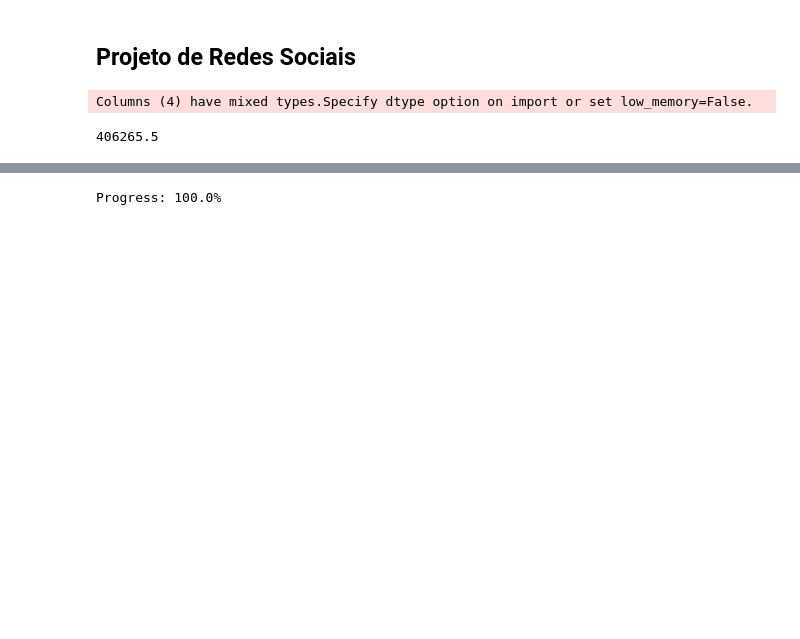
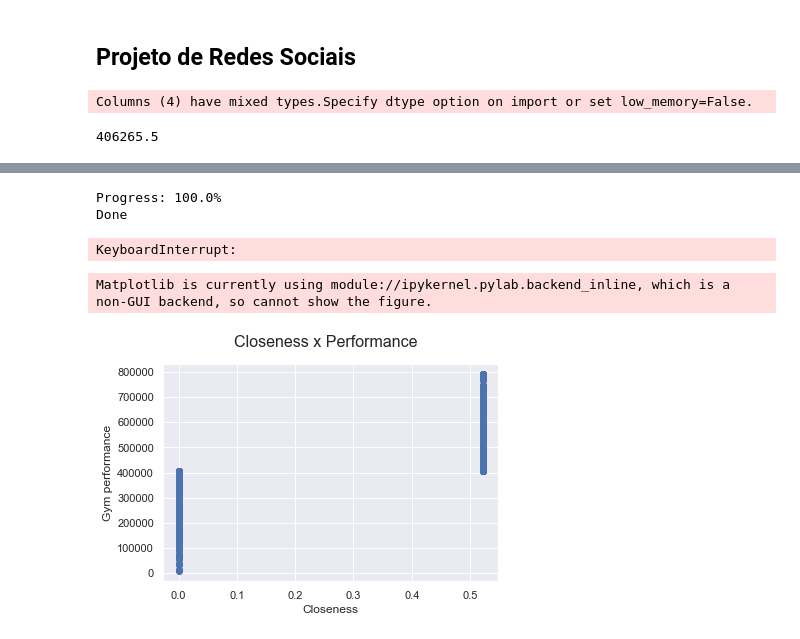
Before and after one commit to chends888/ProjRedes2020_2, a Jupyter notebook: Projeto_Redes.ipynb, the cells around one changed output, grey strips where cells are left out. Saved outputs shown, nothing was run; the diff lists cells and outputs as text; code cells hidden in the pictures; blank space fills up the shorter version.

Commit message:
Progresso nas análises

```diff
--- a/Projeto_Redes.ipynb
+++ b/Projeto_Redes.ipynb
@@ -41,3 +41,11 @@ else:
 print(median)
 # %% [output]
 406265.5
+# %%
+gyms_list = list(gyms.items())
+print(len(gyms_list))
+
+for _ in range(int(len(gyms_list) / 1.1)):
+    rand_int = random.randint(0, len(gyms_list) - 1)
+    gyms_list.pop(rand_int)
+print(len(gyms_list))
@@ -44,25 +55,60 @@ print(median)
 # %%
-tmp = 'graph [\n  directed 0\n'
-
-for affiliateid, value in gyms.items():
-    tmp += '  node [\n    id ' + str(affiliateid) + '\n    affiliate_name "' + unidecode(value[0]) + '"\n  ]\n'
-
-i = 0
-for affiliateid, value in gyms.items():
-    percentage = round(i/len(gyms.items())*100, 2)
-    if (percentage % 0.5 == 0):
-        print('Progress: {}%'.format(percentage, ), end = '\r')
-    for affiliate2id, value2 in gyms.items():
-        if ((affiliateid != affiliate2id) and (((value[1] + value2[1]) / 2) > median) ):
-#             tmp += '  edge [\n    source "' + str(affiliateid) +'"\n    target "' + str(affiliate2id) +'"\n  ]\n'
-            pass
-    i += 1
-print('Progress: {}%'.format(100.0), end = '\r')
-tmp += ']'
 filename = 'data/gyms.gml'
 with open(filename, 'w') as f:
+    tmp = 'graph [\n  directed 0\n'
+
+    for affiliateid, value in gyms_list:
+        tmp += '  node [\n    id ' + str(affiliateid) + '\n    affiliate_name "' + unidecode(value[0]) + '"\n  ]\n'
+
     f.write(tmp)
+    i = 0
+    for affiliateid, value in gyms_list:
+        percentage = round(i/len(gyms.items())*100, 2)
+        if (percentage % 1 == 0):
+            print('Progress: {}%'.format(percentage, ), end = '\r')
+        for affiliate2id, value2 in gyms_list[gyms_list.index((affiliateid, value)) + 1:]:
+#             if ((affiliateid != affiliate2id) and (((value[1] + value2[1]) / 2) > median) ):
+            if ((affiliateid != affiliate2id) and ((value[1] > median) and (value2[1] > median))):
+                f.write('  edge [\n    source ' + str(affiliateid) +'\n    target ' + str(affiliate2id) +'\n  ]\n')
+        i += 1
 
-# g = fm.load('data/gyms.gml')
+    f.write(']')
+    print('Progress: {}%'.format(100.0))
+    print('Done')
 # %% [output]
 Progress: 100.0%
+Done
+# %%
+g = fm.load('data/gyms.gml')
+# %%
+g.set_all_nodes(size=10, labpos='hover')
+
+# Deixar as arestas semi-transparentes para
+# a visualização ficar um pouco mais leve.
+g.set_all_edges(color=(0, 0, 0, 0.25))
+
+# Usar um algoritmo especial para posicionar
+# os nós de acordo com grupos.
+g.move('kamada_kawai')
+
+g.draw()
+# %% [output]
+KeyboardInterrupt:
+# %%
+gym_scores = [x[1][1] for x in gyms_list]
+gyms_closeness = []
+for gym in gyms_list:
+    for n in g.nodes:
+        if n == gym[0]:
+            gyms_closeness.append(nx.closeness_centrality(g, n))
+# %%
+
+ax = pylab.subplot(111)
+ax.scatter(gyms_closeness, gym_scores)
+pylab.xlabel('Closeness')
+pylab.ylabel('Gym performance')
+pylab.suptitle('Closeness x Performance', fontsize=16)
+ax.figure.show()
+# %% [output]
+Matplotlib is currently using module://ipykernel.pylab.backend_inline, which is a non-GUI backend, so cannot show the figure.
+[figure, added]
```
Also changed, not shown: parts of 6 cells of this notebook, 1 other file.
